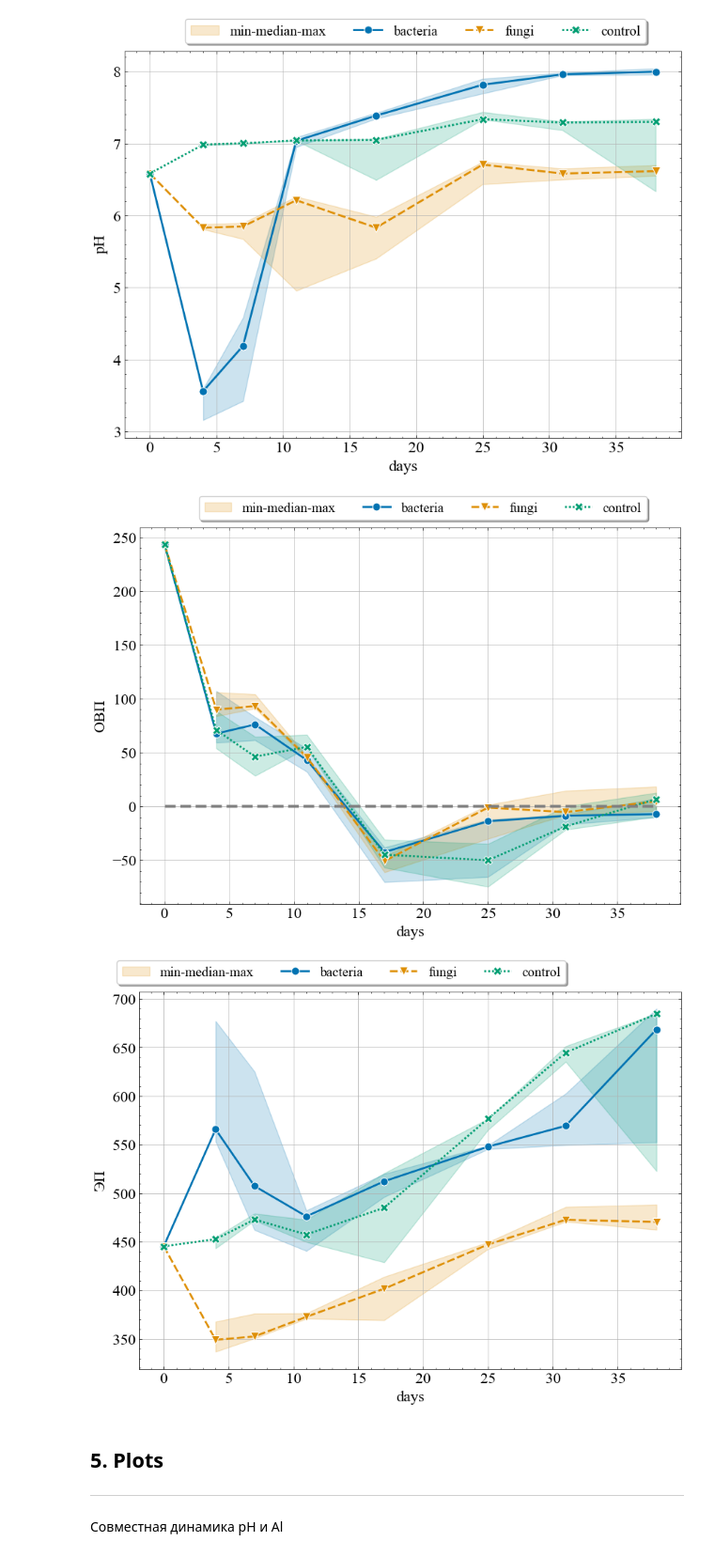
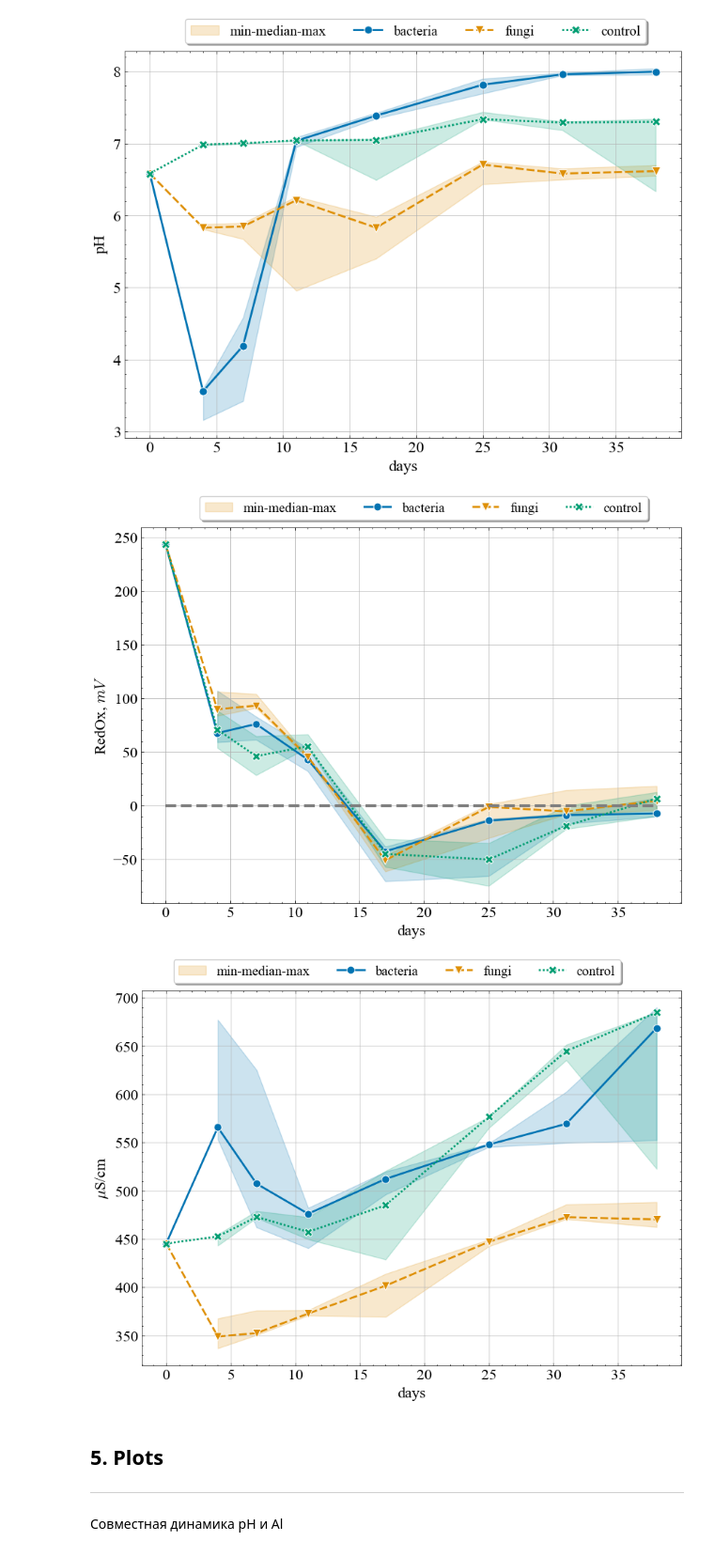
Before and after one commit to mishagrol/clay_minerals, a Jupyter notebook: notebooks/PlotsBioImpact.ipynb, the cells around one changed output. Shown at 94% size. Drawn from its saved outputs; the diff is of its cells as text; code cells hidden in the pictures.

```diff
--- a/notebooks/PlotsBioImpact.ipynb
+++ b/notebooks/PlotsBioImpact.ipynb
@@ -240,6 +240,7 @@ sns.lineplot(x='days',
                 )
 
 ax.grid()
+ax.set_ylabel('RedOx, $mV$')
 ax.hlines(0,0,df['days'].max(), linestyles='dashed', linewidth=3, colors='grey')
 ax.collections[1].set_label('min-median-max')
 leg=ax.legend(frameon=True,
@@ -247,37 +248,38 @@ leg=ax.legend(frameon=True,
            fontsize=14,
            ncol=5,
            shadow=True,)
-# plt.savefig('../plots/microbs_fungi/OVP.png', dpi=300)
+plt.savefig('../plots/microbs_fungi/OVP.png', dpi=300)
 # %% [output]
-[figure, old version]
+[figure, new version]
 # %%
 
 fig, ax = plt.subplots(1,1, figsize=(10,7))
 sns.lineplot(x='days',
                  y='ЭП',
                  markersize=8,
                  markers=["o", "v", 'X', "p", 'D'],
                  errorbar=lambda x: (x.min(), x.max()),
                  estimator='median',
                  linewidth = 2,
                 data=df,
                  style = 'type',
                  hue='type',
                  ax=ax
                 )
 
 ax.grid()
+ax.set_ylabel('${\mu}$S/cm')
 # ax.hlines(0,0,df['days'].max(), linestyles='dashed', linewidth=3, colors='grey')
 ax.collections[1].set_label('min-median-max')
 leg=ax.legend(frameon=True,
-           bbox_to_anchor=(.8, 1.10),
+           bbox_to_anchor=(.9, 1.10),
            fontsize=14,
            ncol=5,
            shadow=True,)
 
-# plt.savefig('../plots/microbs_fungi/EP.png', dpi=300)
+plt.savefig('../plots/microbs_fungi/EP.png', dpi=300)
 # %% [output]
-[figure, old version]
+[figure, new version]
 # %% [markdown]
 ## 5. Plots
 
```
Also changed, not shown: parts of 1 cell of this notebook, 1 other file.
